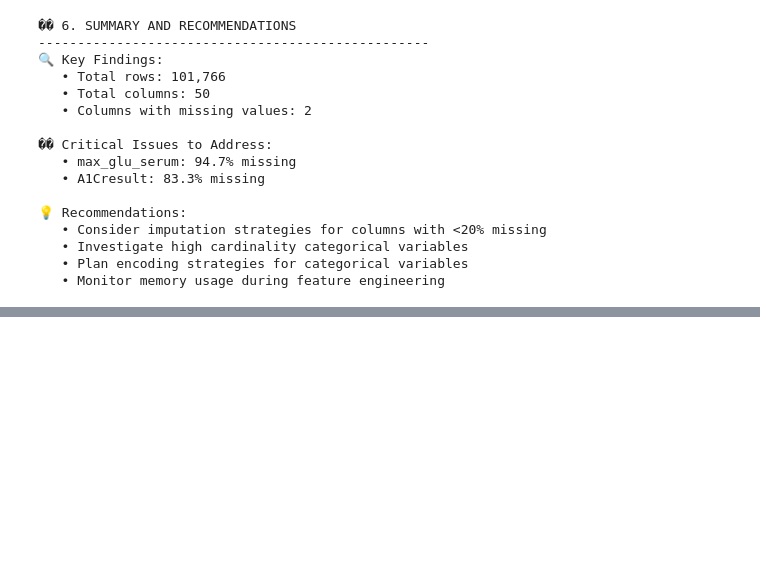
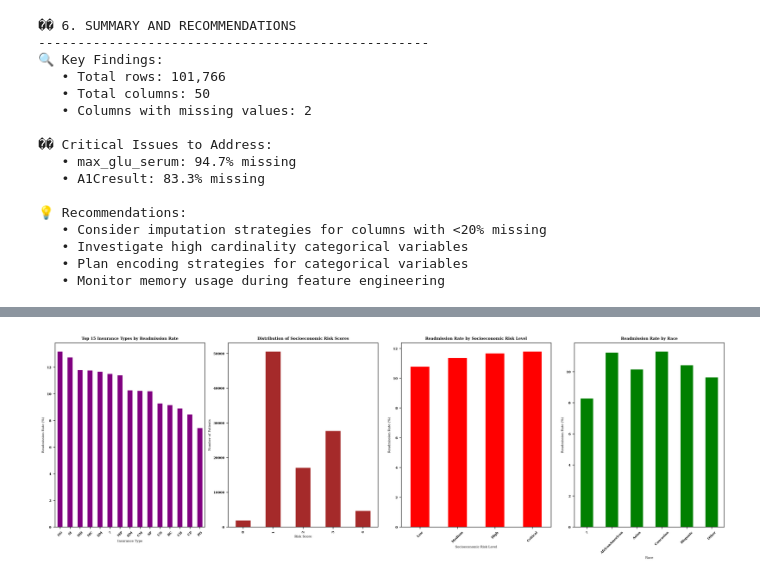
Before and after one commit to Muh76/diabetes-readmission-prediction, a Jupyter notebook: notebooks/01_initial_eda.ipynb, the cells around one changed output, grey strips where cells are left out. Saved outputs shown, nothing was run; the diff lists cells and outputs as text; code cells hidden in the pictures; blank space fills up the shorter version.

```diff
--- a/notebooks/01_initial_eda.ipynb
+++ b/notebooks/01_initial_eda.ipynb
@@ -251,0 +480,94 @@ print("   • Monitor memory usage during feature engineering")
+# %%
+# 💰 INSURANCE & SOCIOECONOMIC ANALYSIS
+print("💰 INSURANCE & SOCIOECONOMIC ANALYSIS")
+print("=" * 50)
+
+# Analyze readmission by insurance type
+insurance_analysis = df.groupby(['payer_code', 'readmission_30d']).size().unstack(fill_value=0)
+insurance_analysis['total'] = insurance_analysis.sum(axis=1)
+insurance_analysis['readmission_rate'] = (insurance_analysis[1] / insurance_analysis['total'] * 100).round(2)
+
+# Sort by readmission rate for better insights
+insurance_analysis = insurance_analysis.sort_values('readmission_rate', ascending=False)
+
+print("Top 15 Insurance Types by Readmission Rate:")
+print(insurance_analysis.head(15))
+
+# Create socioeconomic risk score
+df['socioeconomic_risk'] = 0
+
+# Add risk points based on various factors
+df.loc[df['payer_code'] == 'MC', 'socioeconomic_risk'] += 2      # Medicaid
+df.loc[df['payer_code'] == 'MD', 'socioeconomic_risk'] += 1      # Medicare
+df.loc[df['race'] == 'AfricanAmerican', 'socioeconomic_risk'] += 1
+df.loc[df['age'] == '?', 'socioeconomic_risk'] += 1              # Unknown age
+df.loc[df['weight'] == '?', 'socioeconomic_risk'] += 1            # Unknown weight
+
+# Categorize socioeconomic risk
+df['socioeconomic_level'] = pd.cut(df['socioeconomic_risk'],
+                                  bins=[0, 1, 2, 3, 10],
+                                  labels=['Low', 'Medium', 'High', 'Critical'])
+
+# Analyze readmission by socioeconomic risk
+socio_analysis = df.groupby(['socioeconomic_level', 'readmission_30d']).size().unstack(fill_value=0)
+socio_analysis['total'] = socio_analysis.sum(axis=1)
+socio_analysis['readmission_rate'] = (socio_analysis[1] / socio_analysis['total'] * 100).round(2)
+
+print("\nReadmission Analysis by Socioeconomic Risk:")
+print(socio_analysis)
+
+# Visualize socioeconomic analysis
+plt.figure(figsize=(18, 6))
+
+# Subplot 1: Insurance readmission rates (top 15)
+plt.subplot(1, 4, 1)
+top_insurance = insurance_analysis.head(15)
+top_insurance['readmission_rate'].plot(kind='bar', color='purple')
+plt.title('Top 15 Insurance Types by Readmission Rate', fontweight='bold')
+plt.xlabel('Insurance Type')
+plt.ylabel('Readmission Rate (%)')
+plt.xticks(rotation=45)
+
+# Subplot 2: Socioeconomic risk distribution
+plt.subplot(1, 4, 2)
+df['socioeconomic_risk'].value_counts().sort_index().plot(kind='bar', color='brown')
+plt.title('Distribution of Socioeconomic Risk Scores', fontweight='bold')
+plt.xlabel('Risk Score')
+plt.ylabel('Number of Patients')
+
+# Subplot 3: Readmission rate by socioeconomic level
+plt.subplot(1, 4, 3)
+socio_analysis['readmission_rate'].plot(kind='bar', color='red')
+plt.title('Readmission Rate by Socioeconomic Risk Level', fontweight='bold')
+plt.xlabel('Socioeconomic Risk Level')
+plt.ylabel('Readmission Rate (%)')
+plt.xticks(rotation=45)
+
+# Subplot 4: Race analysis
+plt.subplot(1, 4, 4)
+race_analysis = df.groupby(['race', 'readmission_30d']).size().unstack(fill_value=0)
+race_analysis['total'] = race_analysis.sum(axis=1)
+race_analysis['readmission_rate'] = (race_analysis[1] / race_analysis['total'] * 100).round(2)
+race_analysis['readmission_rate'].plot(kind='bar', color='green')
+plt.title('Readmission Rate by Race', fontweight='bold')
+plt.xlabel('Race')
+plt.ylabel('Readmission Rate (%)')
+plt.xticks(rotation=45)
+
+plt.tight_layout()
+plt.show()
+
+print(f"\n✅ Socioeconomic analysis completed:")
+print(f"   • Average socioeconomic risk score: {df['socioeconomic_risk'].mean():.2f}")
+print(f"   • Risk score range: {df['socioeconomic_risk'].min()} - {df['socioeconomic_risk'].max()}")
+
+# Save socioeconomic analysis for later use
+socioeconomic_summary = {
+    'avg_risk_score': df['socioeconomic_risk'].mean(),
+    'min_risk_score': df['socioeconomic_risk'].min(),
+    'max_risk_score': df['socioeconomic_risk'].max(),
+    'highest_risk_readmission_rate': socio_analysis.loc['Critical', 'readmission_rate'],
+    'medicaid_patients': (df['payer_code'] == 'MC').sum(),
+    'medicare_patients': (df['payer_code'] == 'MD').sum()
+}
+# %% [output]
@@ -251,0 +601 @@ print("   • Monitor memory usage during feature engineering")
+[figure, added]
```
Also changed, not shown: parts of 7 cells of this notebook.
